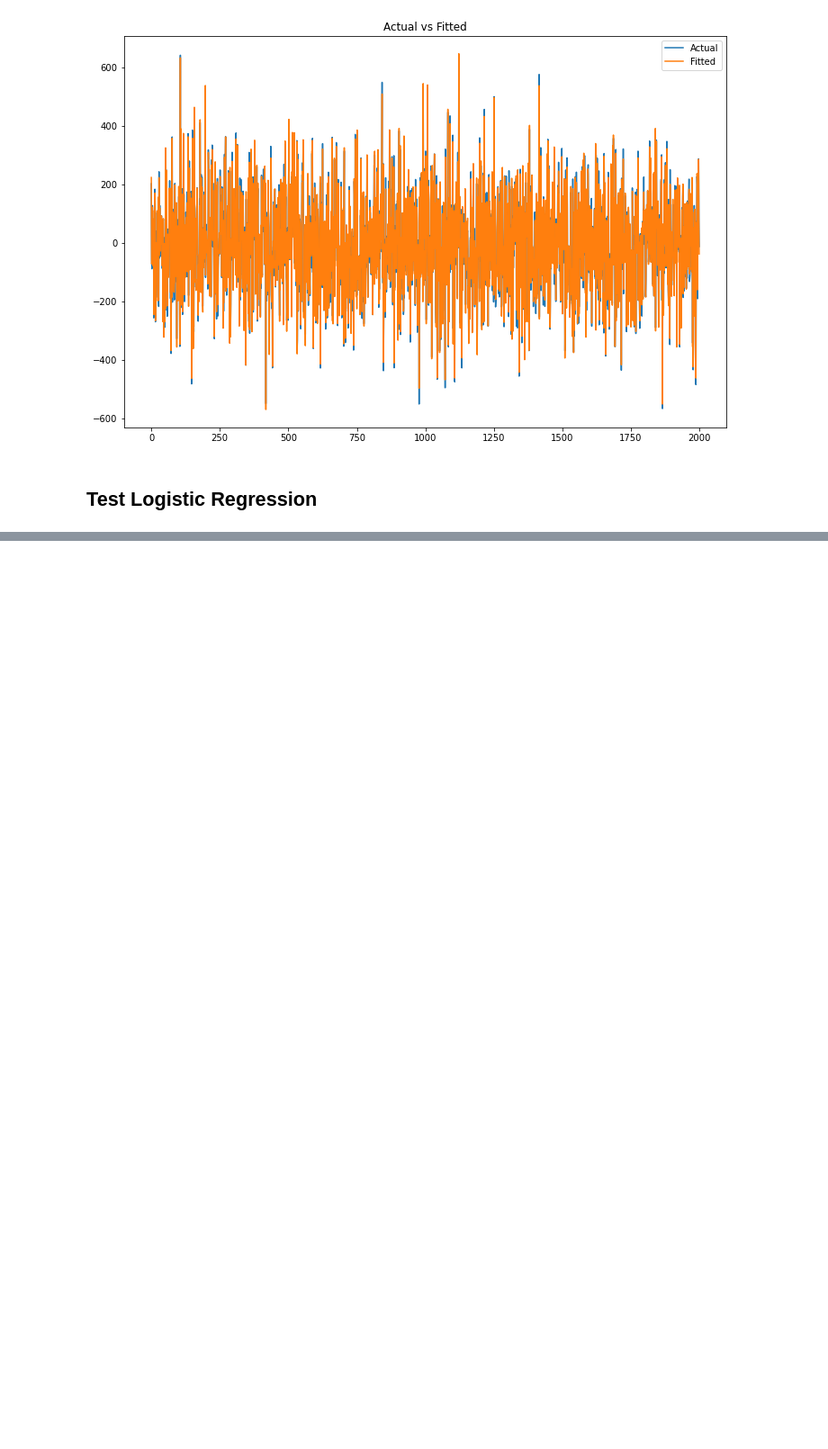
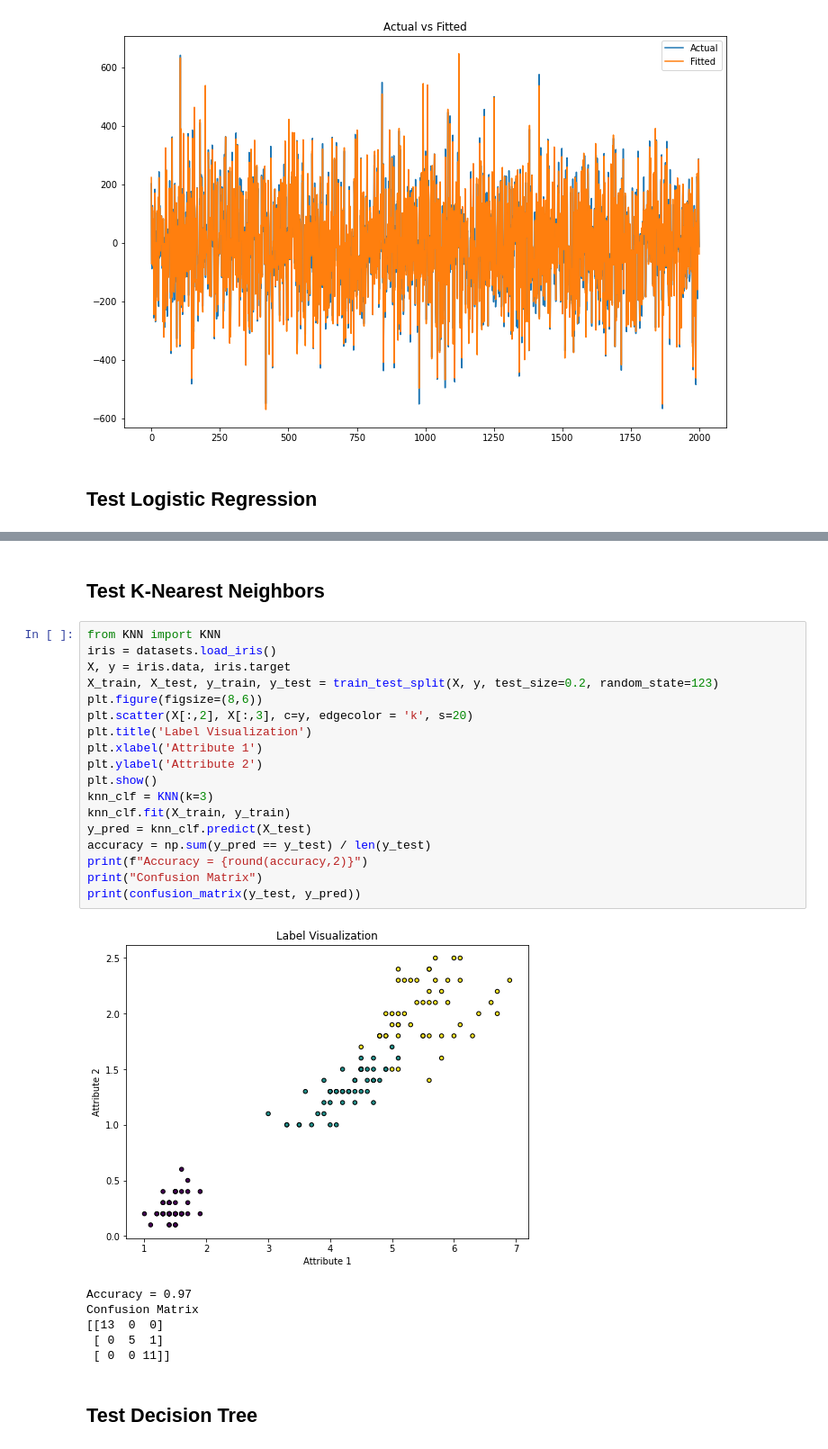
Before and after one commit to berkeakturk/ml_projects, a Jupyter notebook: test_models.ipynb, the cells around one changed output, grey strips where cells are left out. Shown: that part at 90% size. Drawn from its saved outputs; the diff is of its cells as text; blank space fills up the shorter version.

```diff
--- a/test_models.ipynb
+++ b/test_models.ipynb
@@ -96,3 +89,32 @@ Accuracy = 0.93
 Confusion Matrix
 [[36  5]
  [ 3 70]]
+# %% [markdown]
+## Test K-Nearest Neighbors
+# %%
+from KNN import KNN
+iris = datasets.load_iris()
+X, y = iris.data, iris.target
+X_train, X_test, y_train, y_test = train_test_split(X, y, test_size=0.2, random_state=123)
+plt.figure(figsize=(8,6))
+plt.scatter(X[:,2], X[:,3], c=y, edgecolor = 'k', s=20)
+plt.title('Label Visualization')
+plt.xlabel('Attribute 1')
+plt.ylabel('Attribute 2')
+plt.show()
+knn_clf = KNN(k=3)
+knn_clf.fit(X_train, y_train)
+y_pred = knn_clf.predict(X_test)
+accuracy = np.sum(y_pred == y_test) / len(y_test)
+print(f"Accuracy = {round(accuracy,2)}")
+print("Confusion Matrix")
+print(confusion_matrix(y_test, y_pred))
+# %% [output]
+[figure, added]
+Accuracy = 0.97
+Confusion Matrix
+[[13  0  0]
+ [ 0  5  1]
+ [ 0  0 11]]
+# %% [markdown]
+## Test Decision Tree
```
Also changed, not shown: parts of 7 cells of this notebook, 2 other files.
